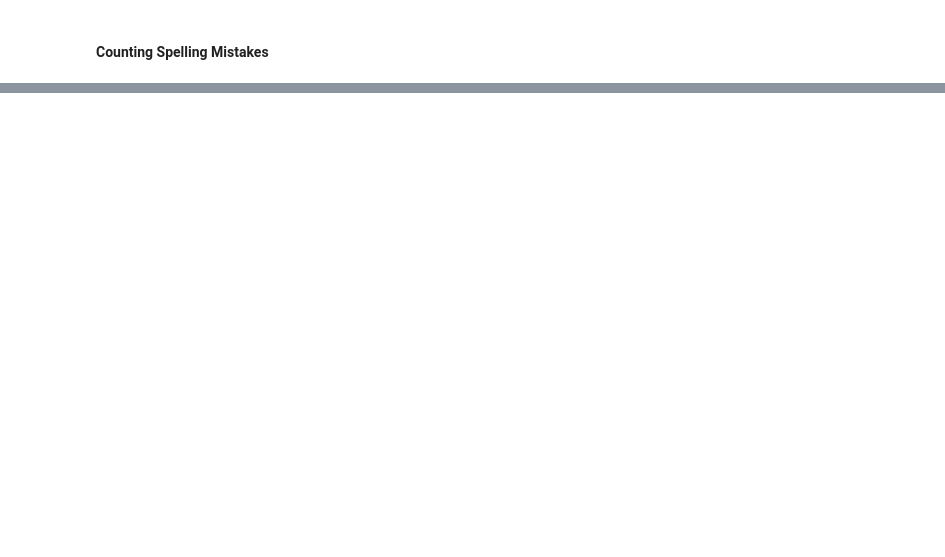
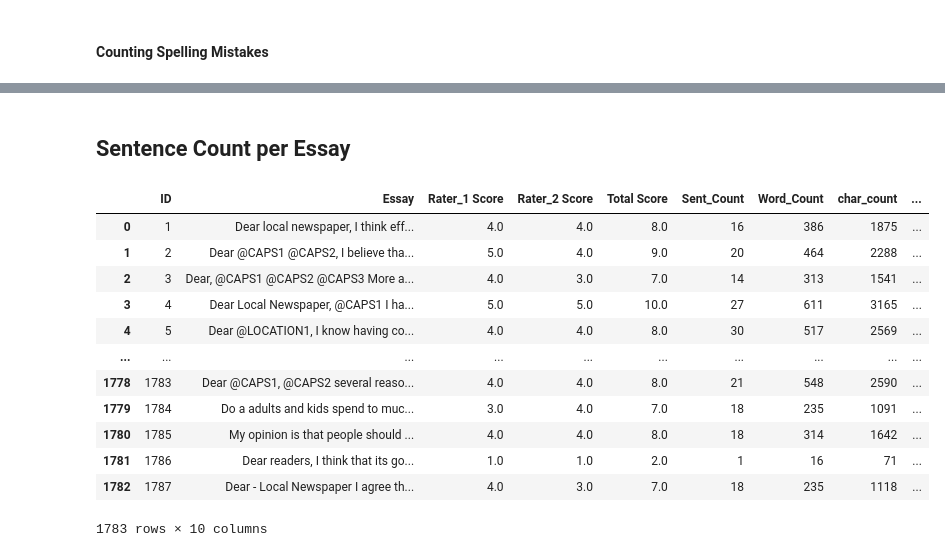
Before and after one commit to mustafabawany/IntelliTech, a Jupyter notebook: Feature_Engineering.ipynb, the cells around one changed output, grey strips where cells are left out. Drawn from its saved outputs; the diff is of its cells as text; code cells hidden in the pictures; blank space fills up the shorter version.

```diff
--- a/Feature_Engineering.ipynb
+++ b/Feature_Engineering.ipynb
@@ -104,4 +54,0 @@ Removing NERs, Punctuations and Lower Casing
-# %%
-Data_Essay_01['Preprocessed_Essay'] = Data_Essay_01['Essay'].apply(Remove_NER)
-Data_Essay_01['Preprocessed_Essay'] = Data_Essay_01['Preprocessed_Essay'].apply(Tokenize_Essay)
-Data_Essay_01.head()
@@ -199,18 +54,0 @@ Data_Essay_01.sample()
-# %%
-def Avg_Word_Count(Essay):
-  """
-    Calculates Average Word Count In An Essay Set
-
-    Args:
-      Essay: Essay of each student
-
-    Returns:
-      float
-
-  """
-  word_list = nltk.word_tokenize(Essay)
-  total = sum(map(len, word_list))/len(word_list)
-  return total
-
-Data_Essay_01['Avg_Word_Count'] = Data_Essay_01['Essay'].apply(Avg_Word_Count)
-Data_Essay_01.sample()
@@ -302,3 +56,0 @@ def Check_Spelling(Sentence):
-# %%
-Data_Essay_01["Preprocessed_Essay"] = Data_Essay_01["Essay"].apply(Remove_NER)
-listOfEssays = Data_Essay_01["Preprocessed_Essay"].apply(Remove_Punctuations)
@@ -382,0 +234,25 @@ new_string
+# %% [markdown]
+## **Sentence Count per Essay**
+# %%
+def sentence_count(essay):
+
+    sentence_no = nltk.sent_tokenize(essay)
+    return len(sentence_no)
+
+
+Data_Essay_01['Sent_Count'] = Data_Essay_01['Essay'].apply(sentence_count)
+Data_Essay_01
+# %% [output]
+|  | ID | Essay | Rater_1 Score | Rater_2 Score | Total Score | Sent_Count | Word_Count | char_count | ... |
+| 0 | 1 | Dear local newspaper, I think eff... | 4.0 | 4.0 | 8.0 | 16 | 386 | 1875 | ... |
+| 1 | 2 | Dear @CAPS1 @CAPS2, I believe tha... | 5.0 | 4.0 | 9.0 | 20 | 464 | 2288 | ... |
+| 2 | 3 | Dear, @CAPS1 @CAPS2 @CAPS3 More a... | 4.0 | 3.0 | 7.0 | 14 | 313 | 1541 | ... |
+| 3 | 4 | Dear Local Newspaper, @CAPS1 I ha... | 5.0 | 5.0 | 10.0 | 27 | 611 | 3165 | ... |
+| 4 | 5 | Dear @LOCATION1, I know having co... | 4.0 | 4.0 | 8.0 | 30 | 517 | 2569 | ... |
+| ... | ... | ... | ... | ... | ... | ... | ... | ... | ... |
+| 1778 | 1783 | Dear @CAPS1, @CAPS2 several reaso... | 4.0 | 4.0 | 8.0 | 21 | 548 | 2590 | ... |
+| 1779 | 1784 | Do a adults and kids spend to muc... | 3.0 | 4.0 | 7.0 | 18 | 235 | 1091 | ... |
+| 1780 | 1785 | My opinion is that people should ... | 4.0 | 4.0 | 8.0 | 18 | 314 | 1642 | ... |
+| 1781 | 1786 | Dear readers, I think that its go... | 1.0 | 1.0 | 2.0 | 1 | 16 | 71 | ... |
+| 1782 | 1787 | Dear - Local Newspaper I agree th... | 4.0 | 3.0 | 7.0 | 18 | 235 | 1118 | ... |
+1783 rows × 10 columns
```
Also changed, not shown: parts of 69 cells of this notebook.
